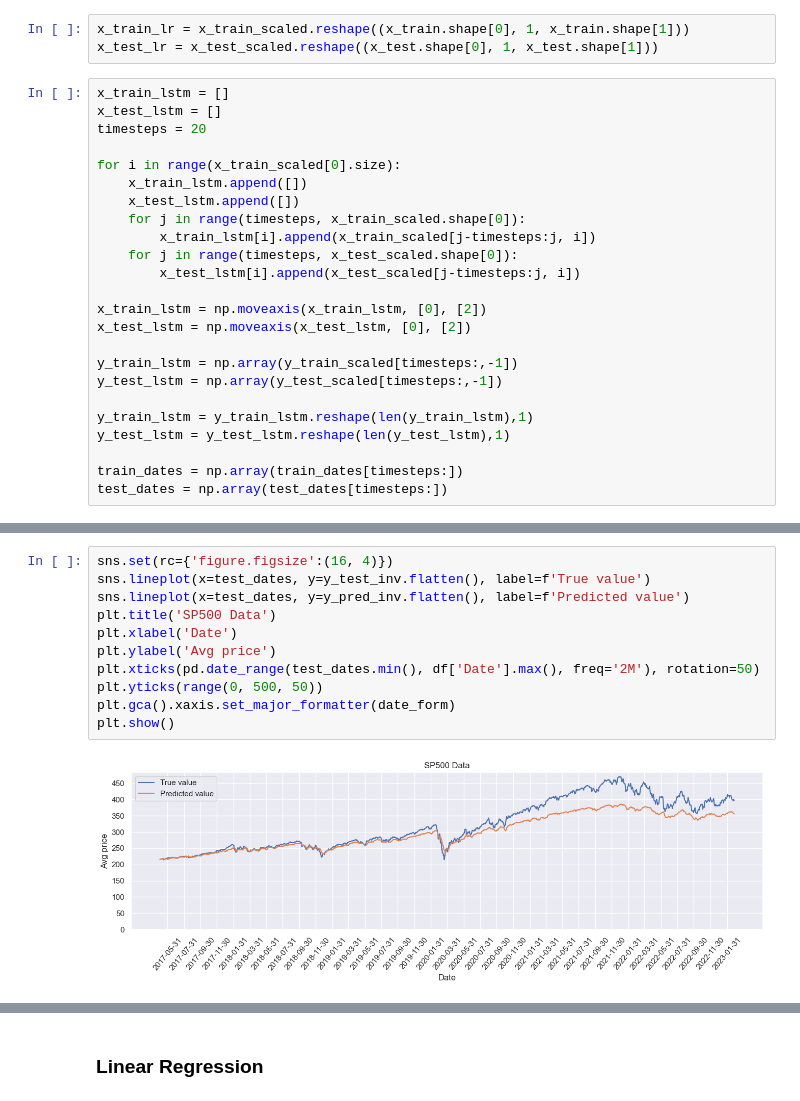
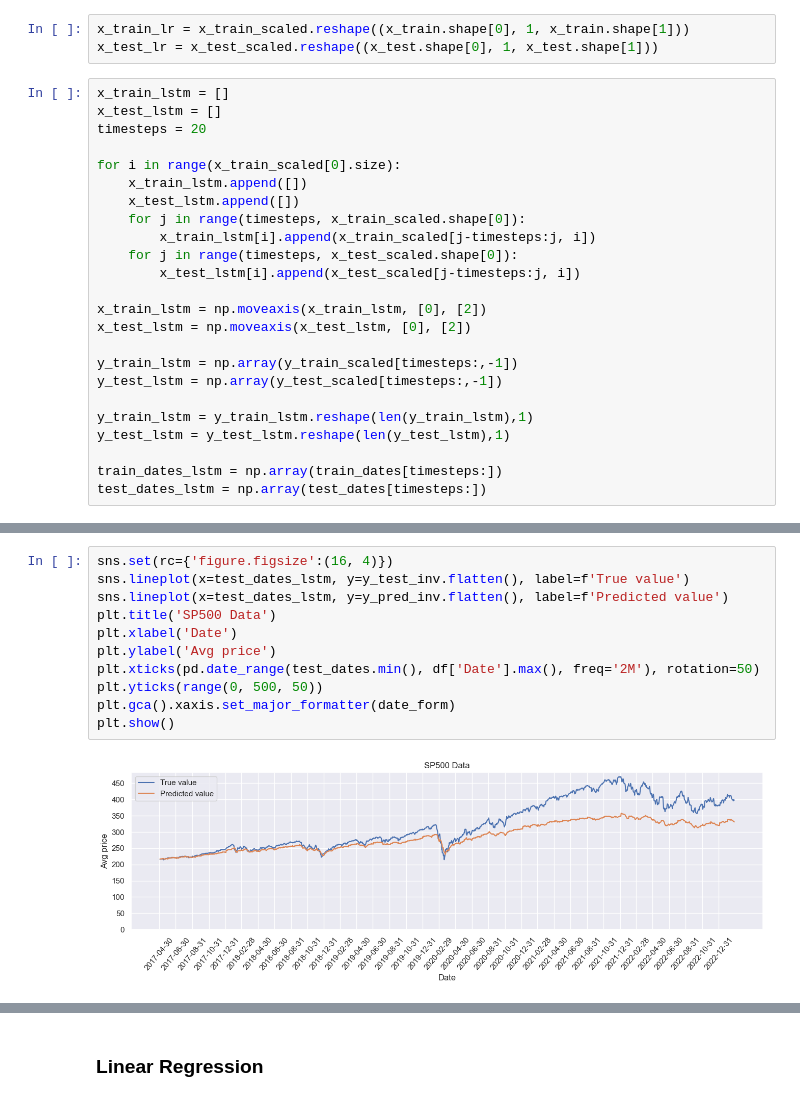
Before and after one commit to okenreed/aai501_final, a Jupyter notebook: final.ipynb, the cells around one changed output, grey strips where cells are left out. Cells and saved outputs as stored; diff of their text form.

```diff
--- a/final.ipynb
+++ b/final.ipynb
@@ -156,8 +156,8 @@ y_test_lstm = np.array(y_test_scaled[timesteps:,-1])
 y_train_lstm = y_train_lstm.reshape(len(y_train_lstm),1)
 y_test_lstm = y_test_lstm.reshape(len(y_test_lstm),1)
 
-train_dates = np.array(train_dates[timesteps:])
-test_dates = np.array(test_dates[timesteps:])
+train_dates_lstm = np.array(train_dates[timesteps:])
+test_dates_lstm = np.array(test_dates[timesteps:])
 # %%
 early_stop = EarlyStopping(monitor='val_loss', patience=15, mode='min')
 checkpoint = ModelCheckpoint('best_model.h5', monitor='val_loss', save_best_only=True)
@@ -207,16 +210,16 @@ print(f'MAPE: {mape_calc(y_test_inv, y_pred_inv):.3f}')
 # %%
 sns.set(rc={'figure.figsize':(16, 4)})
-sns.lineplot(x=test_dates, y=y_test_inv.flatten(), label=f'True value')
-sns.lineplot(x=test_dates, y=y_pred_inv.flatten(), label=f'Predicted value')
+sns.lineplot(x=test_dates_lstm, y=y_test_inv.flatten(), label=f'True value')
+sns.lineplot(x=test_dates_lstm, y=y_pred_inv.flatten(), label=f'Predicted value')
 plt.title('SP500 Data')
 plt.xlabel('Date')
 plt.ylabel('Avg price')
 plt.xticks(pd.date_range(test_dates.min(), df['Date'].max(), freq='2M'), rotation=50)
 plt.yticks(range(0, 500, 50))
 plt.gca().xaxis.set_major_formatter(date_form)
 plt.show()
 # %% [output]
-[figure, old version]
+[figure, new version]
 # %%
 plt.scatter(y_test_inv, y_pred_inv)
 plt.xlabel('Actual Values')
```
Also changed, not shown: parts of 10 cells of this notebook, 1 other file.
